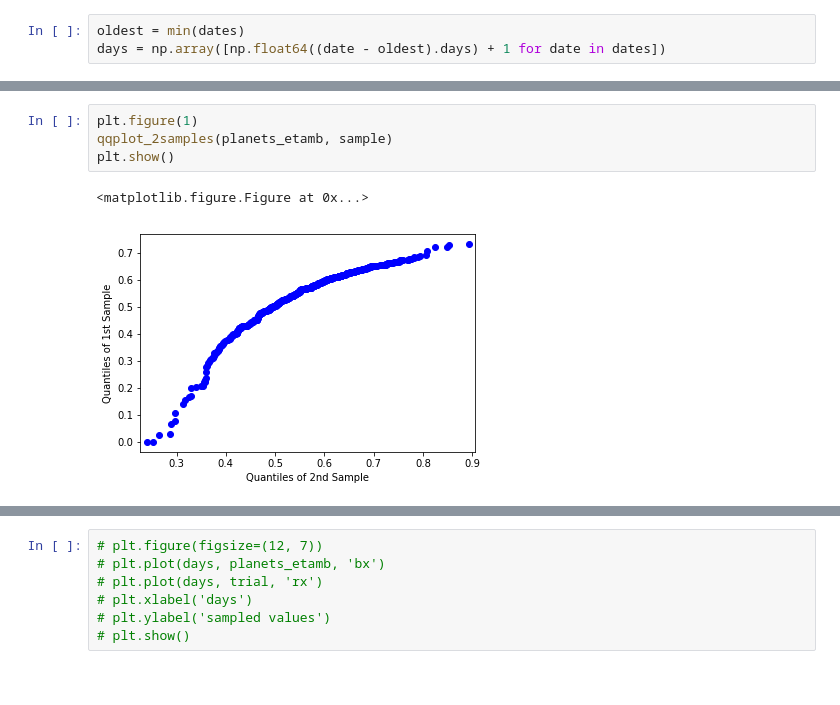
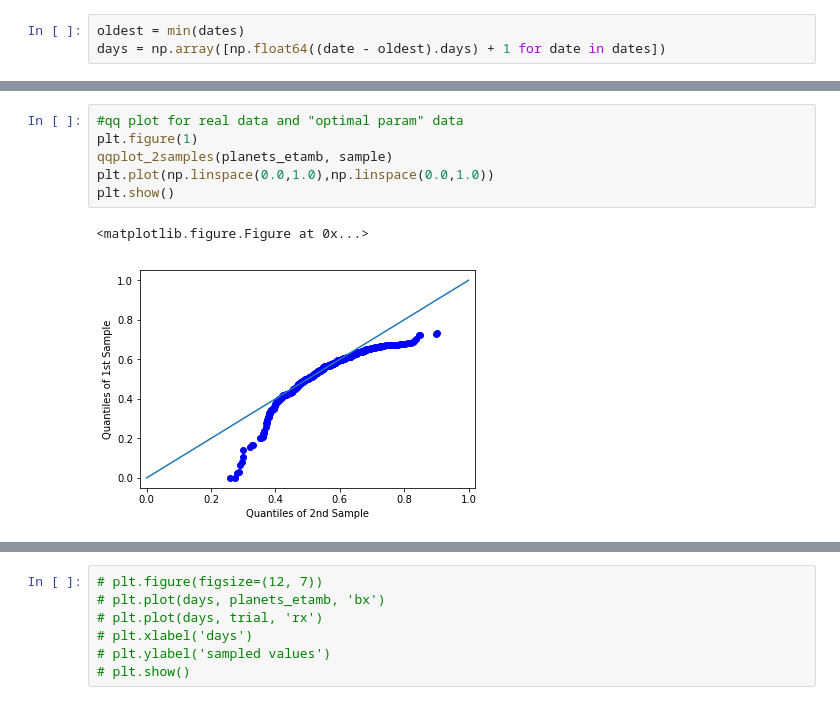
Before and after one commit to rebeccachen0/asiaa, a Jupyter notebook: forward_modeling.ipynb, the cells around one changed output, grey strips where cells are left out. Cells and saved outputs as stored; diff of their text form.

```diff
--- a/forward_modeling.ipynb
+++ b/forward_modeling.ipynb
@@ -89,8 +90,10 @@ plt.show()
-# %%
-plt.figure(1)
-qqplot_2samples(planets_etamb, sample)
-plt.show()
-# %% [output]
-<matplotlib.figure.Figure at 0x...>
-[figure, removed]
+# %%
+#qq plot for real data and "optimal param" data
+plt.figure(1)
+qqplot_2samples(planets_etamb, sample)
+plt.plot(np.linspace(0.0,1.0),np.linspace(0.0,1.0))
+plt.show()
+# %% [output]
+<matplotlib.figure.Figure at 0x...>
+[figure, added]
 # %%
```
Also changed, not shown: parts of 16 cells of this notebook, 3 other files.
